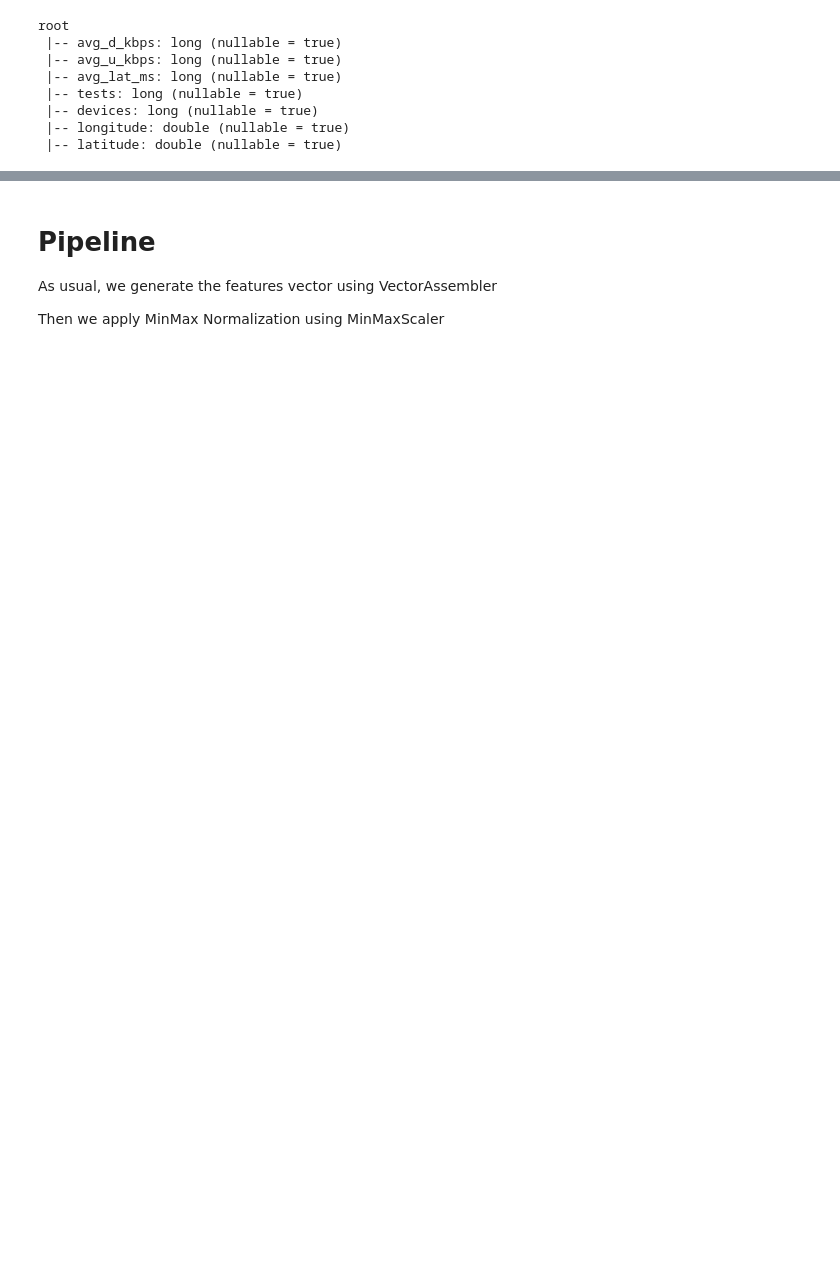
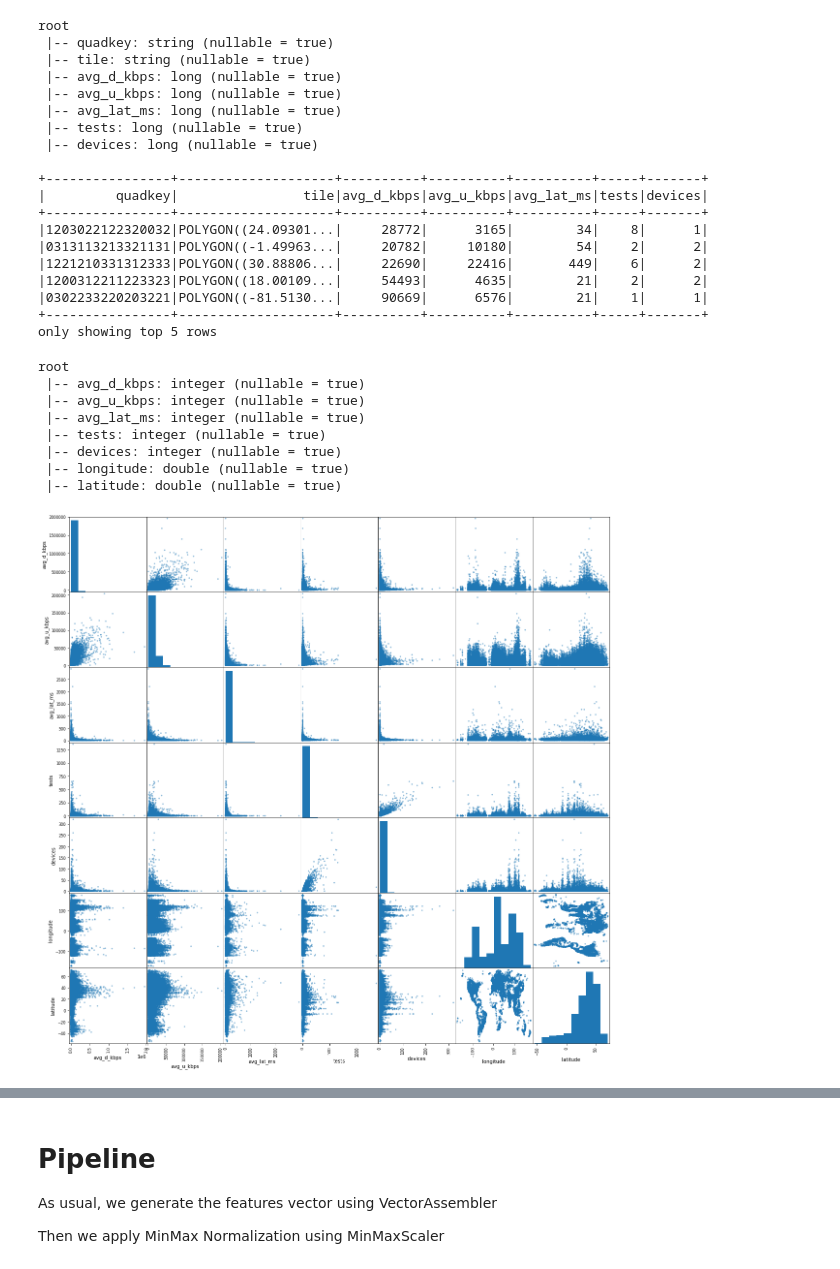
Before and after one commit to fawaz-alesayi/pyspark-airline-delay-classification, a Jupyter notebook: clustering.ipynb, the cells around one changed output, grey strips where cells are left out. Drawn from its saved outputs; the diff is of its cells as text; code cells hidden in the pictures; blank space fills up the shorter version.

Commit message:
finish clustering 🌎

```diff
--- a/clustering.ipynb
+++ b/clustering.ipynb
@@ -104,20 +89,59 @@ root
-# %%
-# Remove the "quadkey" and "tile" columns
-df = df.drop("tile")
-df = df.drop("quadkey")
-df.printSchema()
-
-# Drop null values
-df = df.dropna()
-
-# We will use only half of the data.
-df = df.sample(fraction=0.05)
-# %% [output]
-root
- |-- avg_d_kbps: long (nullable = true)
- |-- avg_u_kbps: long (nullable = true)
- |-- avg_lat_ms: long (nullable = true)
- |-- tests: long (nullable = true)
- |-- devices: long (nullable = true)
- |-- longitude: double (nullable = true)
- |-- latitude: double (nullable = true)
+# %%
+import pandas as pd
+# Read the data into a dataframe and print the schema
+df = spark.read.parquet("2020-04-01_performance_mobile_tiles.parquet")
+df.printSchema()
+
+# Print the first 5 rows of the dataframe
+df.show(5)
+
+# We will use only a fractions of the data.
+df = df.sample(fraction=0.01)
+
+# Drop null values
+df = df.dropna()
+
+# Adds two columns: longitude and latitude
+df = df.withColumn("longitude", longitude(df.tile))
+df = df.withColumn("latitude", latitude(df.tile))
+
+# Remove the "quadkey" and "tile" columns
+df = df.drop("tile")
+df = df.drop("quadkey")
+
+# Save the DataFrame as a CSV file
+df.toPandas().to_csv("internet-analysis-clustering.csv", index=False, header=True)
+
+pd.plotting.scatter_matrix(df.toPandas(), figsize=(20, 20))
+
+df = spark.read.csv("internet-analysis-clustering.csv", header=True, inferSchema=True)
+df.printSchema()
+# %% [output]
+root
+ |-- quadkey: string (nullable = true)
+ |-- tile: string (nullable = true)
+ |-- avg_d_kbps: long (nullable = true)
+ |-- avg_u_kbps: long (nullable = true)
+ |-- avg_lat_ms: long (nullable = true)
+ |-- tests: long (nullable = true)
+ |-- devices: long (nullable = true)
+
++----------------+--------------------+----------+----------+----------+-----+-------+
+|         quadkey|                tile|avg_d_kbps|avg_u_kbps|avg_lat_ms|tests|devices|
++----------------+--------------------+----------+----------+----------+-----+-------+
+|1203022122320032|POLYGON((24.09301...|     28772|      3165|        34|    8|      1|
+|0313113213321131|POLYGON((-1.49963...|     20782|     10180|        54|    2|      2|
+|1221210331312333|POLYGON((30.88806...|     22690|     22416|       449|    6|      2|
+|1200312211223323|POLYGON((18.00109...|     54493|      4635|        21|    2|      2|
+|0302233220203221|POLYGON((-81.5130...|     90669|      6576|        21|    1|      1|
++----------------+--------------------+----------+----------+----------+-----+-------+
+only showing top 5 rows
+root
+ |-- avg_d_kbps: integer (nullable = true)
+ |-- avg_u_kbps: integer (nullable = true)
+ |-- avg_lat_ms: integer (nullable = true)
+ |-- tests: integer (nullable = true)
+ |-- devices: integer (nullable = true)
+ |-- longitude: double (nullable = true)
+ |-- latitude: double (nullable = true)
+[figure, added]
```
Also changed, not shown: parts of 12 cells of this notebook, 1 other file.
